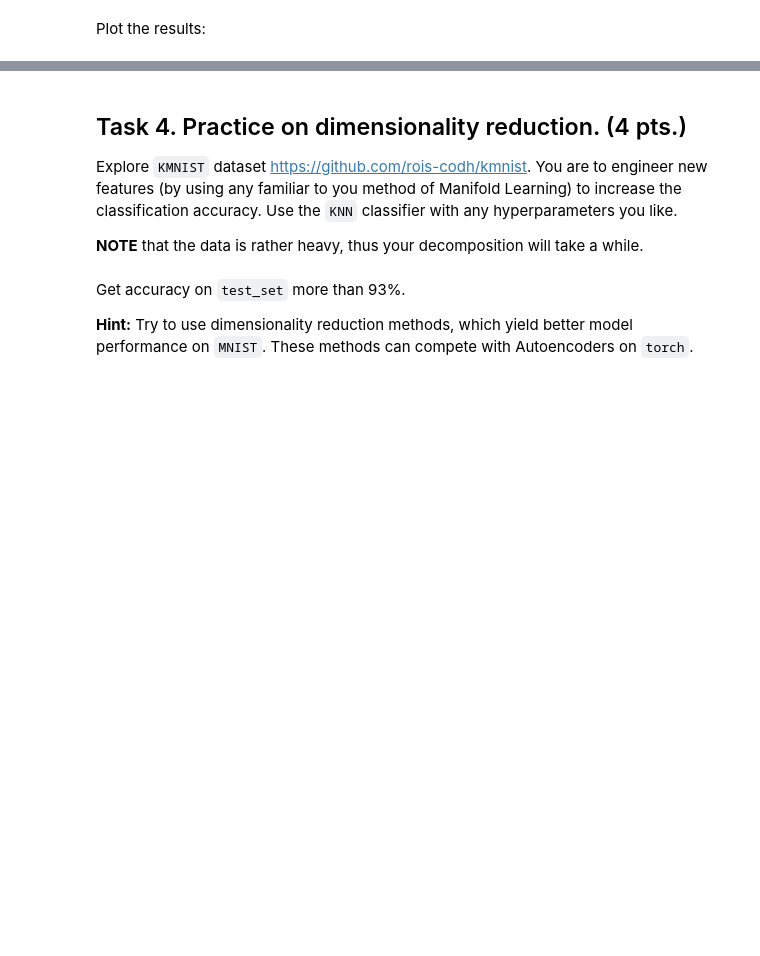
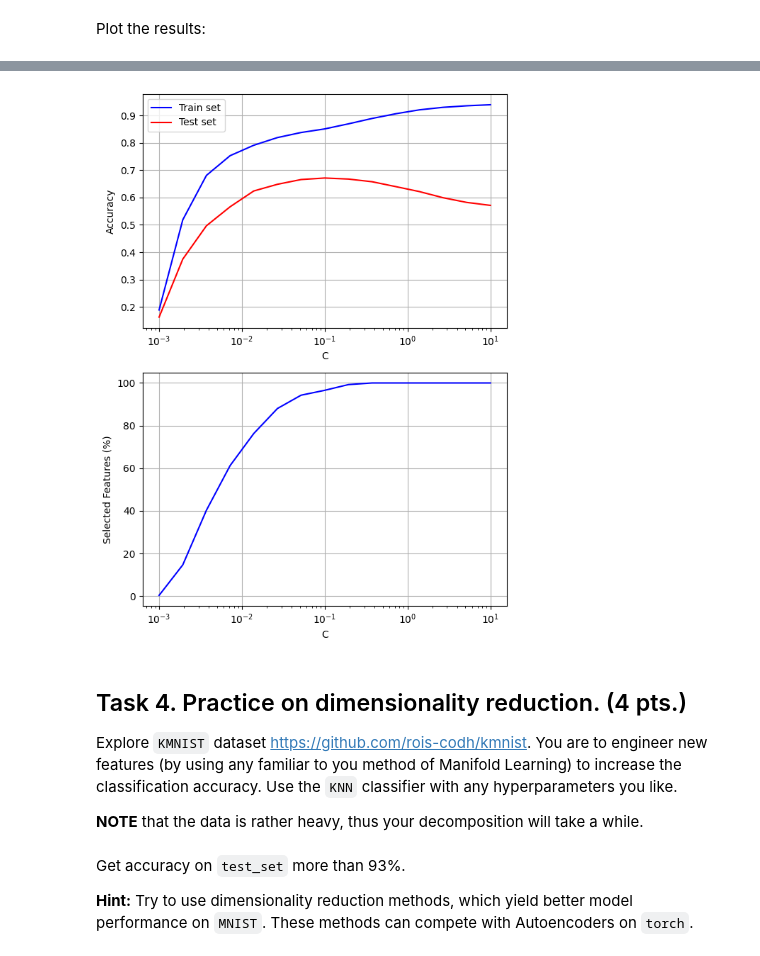
Before and after one commit to br0fire/Skoltech_ML, a Jupyter notebook: HW_2/HW02.ipynb, the cells around one changed output, grey strips where cells are left out. Cells and saved outputs as stored; diff of their text form; code cells hidden in the pictures; blank space fills up the shorter version.

```diff
--- a/HW_2/HW02.ipynb
+++ b/HW_2/HW02.ipynb
@@ -542,3 +689,30 @@ Expected output format:
+# %%
+### BEGIN SOLUTION (do not delete this comment!)
+
+
+fig, axes = plt.subplots(2, 1, figsize=(6, 8))
+
+axes[0].plot(C_values, results_df['Train Accuracy'], color='blue', label='Train set')
+axes[0].plot(C_values, results_df['Test Accuracy'], color='red', label='Test set')
+axes[0].set_xscale('log')
+axes[0].set_xlabel("C")
+axes[0].set_ylabel("Accuracy")
+axes[0].legend()
+axes[0].grid(True)
+
+axes[1].plot(C_values, results_df['Selected Features (%)'], color='blue')
+axes[1].set_xscale('log')
+axes[1].set_xlabel("C")
+axes[1].set_ylabel("Selected Features (%)")
+axes[1].grid(True)
+
+plt.tight_layout()
+plt.show()
+
+
+### END SOLUTION (do not delete this comment!)
+# %% [output]
+[figure, added]
 # %% [markdown]
 ## Task 4. Practice on dimensionality reduction. (4  pts.)
 
```
Also changed, not shown: parts of 19 cells of this notebook.
